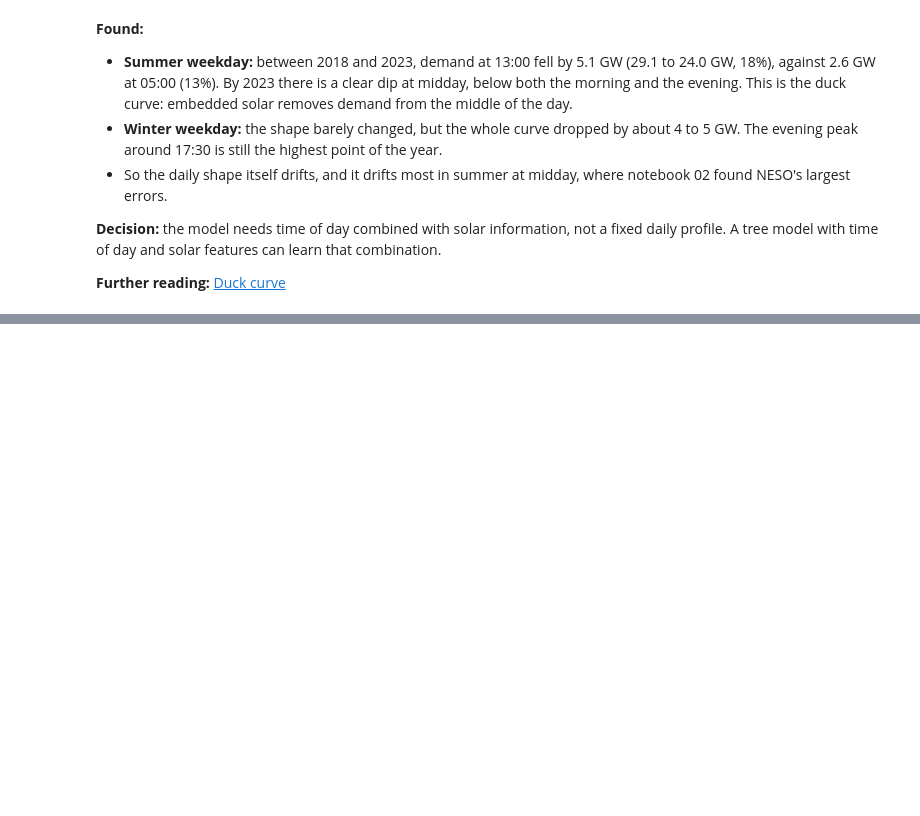
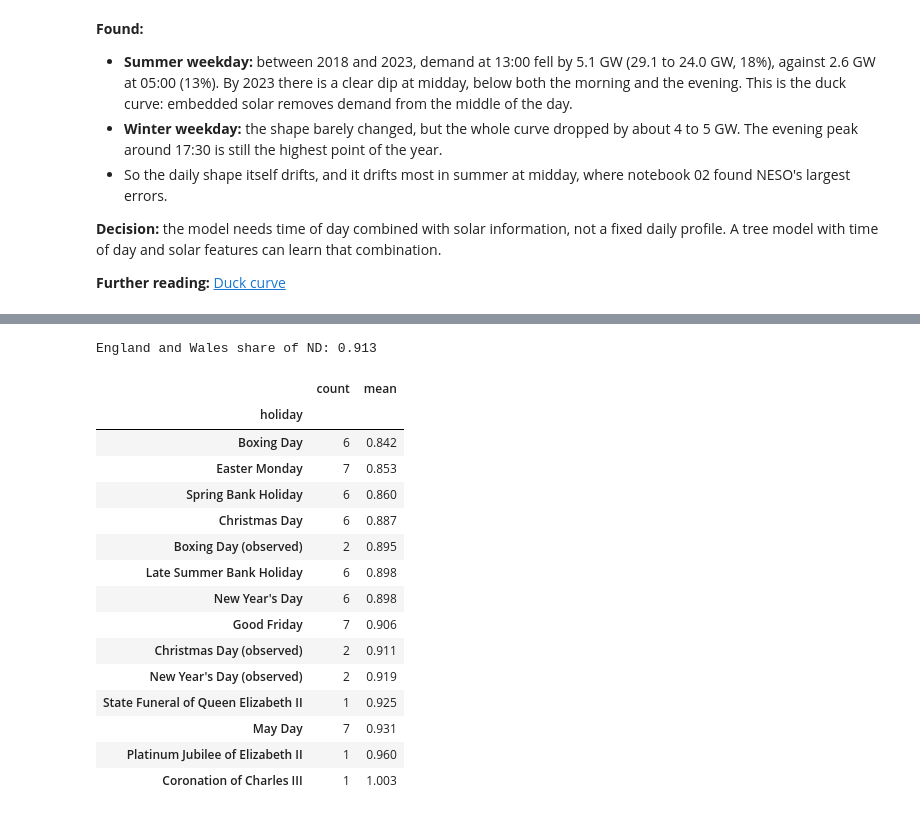
Before and after one commit to ansingh16/gb-demand-forecast, a Jupyter notebook: notebooks/03_eda.ipynb, the cells around one changed output, grey strips where cells are left out. Saved outputs shown, nothing was run; the diff lists cells and outputs as text; code cells hidden in the pictures; blank space fills up the shorter version.

```diff
--- a/notebooks/03_eda.ipynb
+++ b/notebooks/03_eda.ipynb
@@ -224,0 +242,31 @@ profile. A tree model with time of day and solar features can learn that combina
+# %%
+import holidays
+
+share = (demand["ENGLAND_WALES_DEMAND"] / demand["ND"])[demand["ENGLAND_WALES_DEMAND"] > 0]
+print(f"England and Wales share of ND: {share.median():.3f}")
+
+bank_holidays = holidays.UK(subdiv="ENG", years=range(2018, 2025))
+holiday_dates = pd.to_datetime([d for d in bank_holidays if pd.Timestamp(d) < TEST_START.tz_localize(None)])
+
+reference = (daily["ND"].shift(7) + daily["ND"].shift(-7)) / 2
+ratio = (daily["ND"] / reference).reindex(holiday_dates)
+holiday_table = pd.DataFrame({"holiday": [bank_holidays.get(d) for d in holiday_dates], "ratio": ratio.values})
+holiday_table.groupby("holiday")["ratio"].agg(["count", "mean"]).round(3).sort_values("mean")
+# %% [output]
+England and Wales share of ND: 0.913
+|  | count | mean |
+| holiday |  |  |
+| Boxing Day | 6 | 0.842 |
+| Easter Monday | 7 | 0.853 |
+| Spring Bank Holiday | 6 | 0.860 |
+| Christmas Day | 6 | 0.887 |
+| Boxing Day (observed) | 2 | 0.895 |
+| Late Summer Bank Holiday | 6 | 0.898 |
+| New Year's Day | 6 | 0.898 |
+| Good Friday | 7 | 0.906 |
+| Christmas Day (observed) | 2 | 0.911 |
+| New Year's Day (observed) | 2 | 0.919 |
+| State Funeral of Queen Elizabeth II | 1 | 0.925 |
+| May Day | 7 | 0.931 |
+| Platinum Jubilee of Elizabeth II | 1 | 0.960 |
+| Coronation of Charles III | 1 | 1.003 |
```
Also changed, not shown: parts of 8 cells of this notebook, 1 other file.
